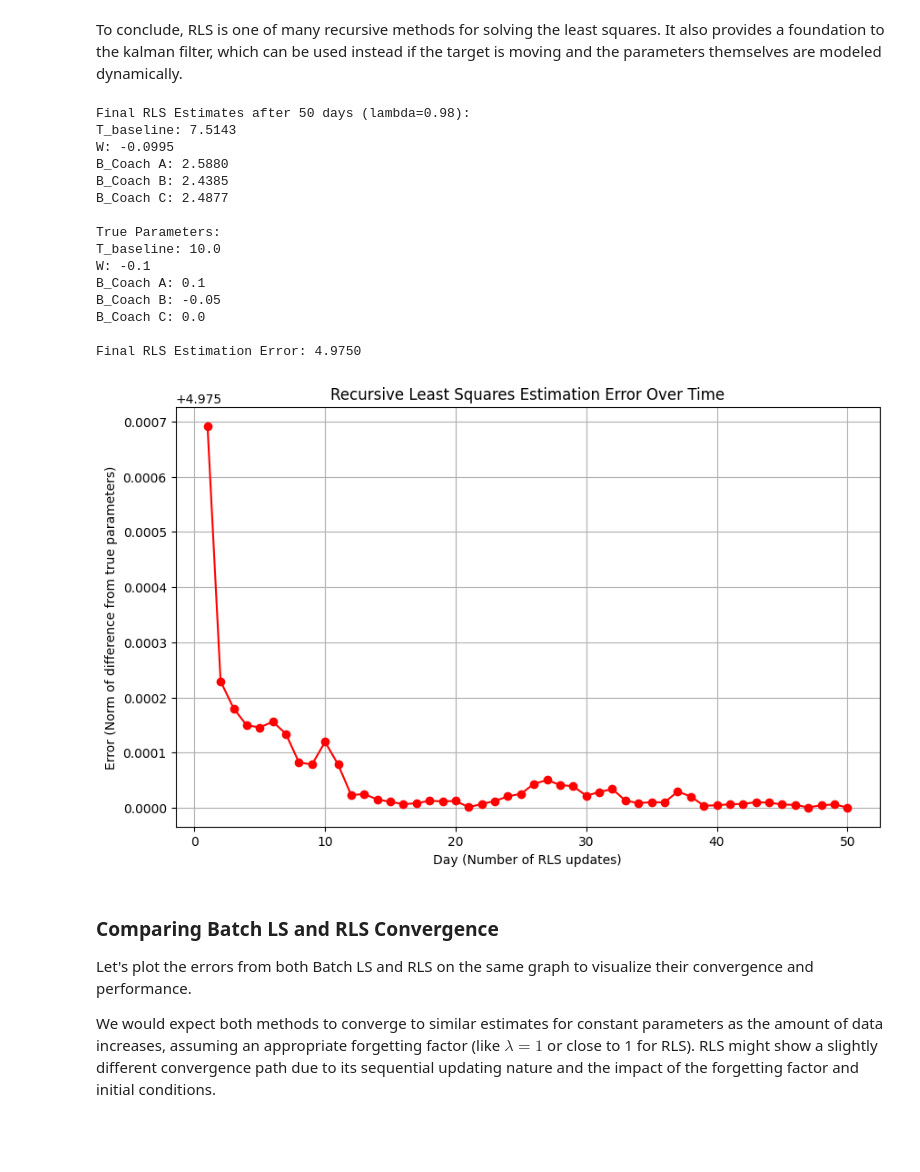
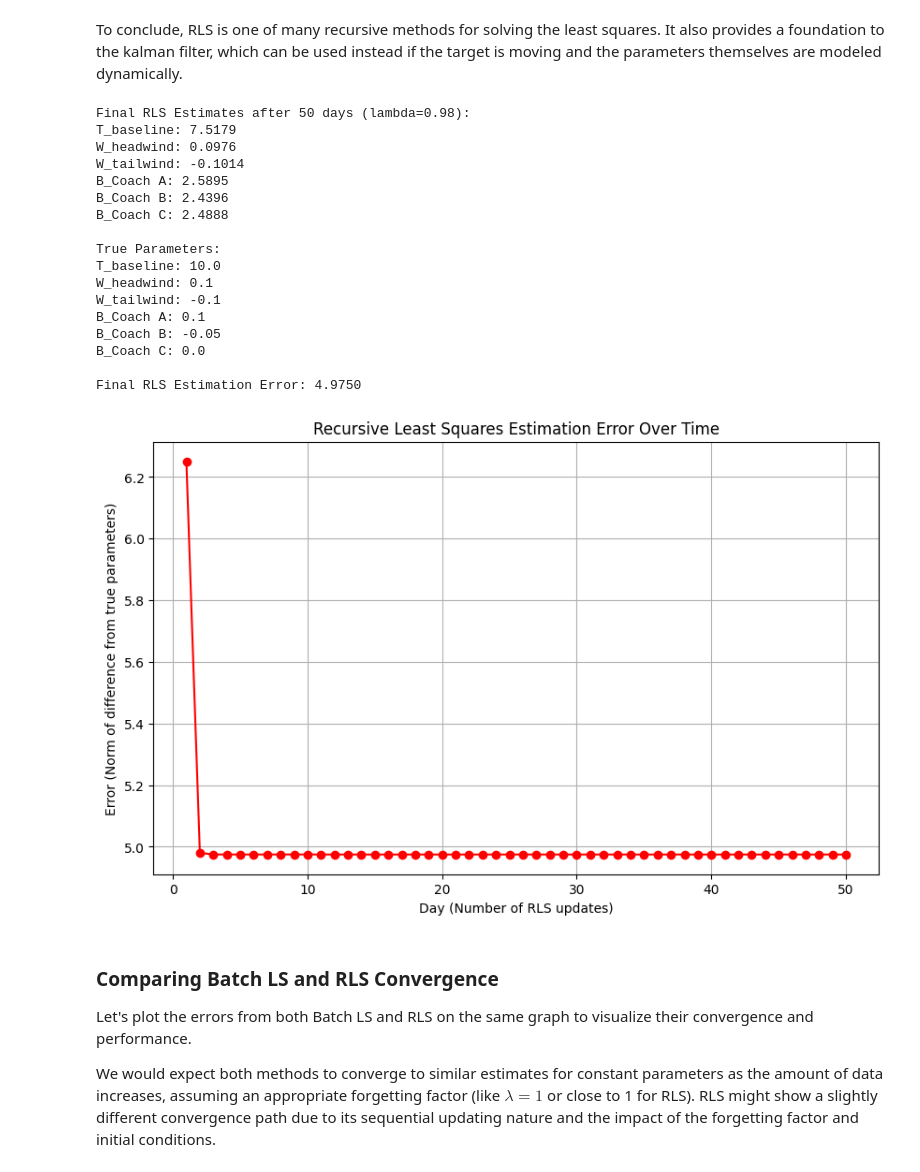
Before and after one commit to ysn9vq-gmu/rqe_tutorials, a Jupyter notebook: ls_rls.ipynb, the cells around one changed output. Drawn from its saved outputs; the diff is of its cells as text; code cells hidden in the pictures; blank space fills up the shorter version.

```diff
--- a/ls_rls.ipynb
+++ b/ls_rls.ipynb
@@ -215,14 +237,16 @@ for i, param in enumerate(param_names):
 
 print("\nTrue Parameters:")
 print(f"T_baseline: {true_baseline_time}")
-print(f"W: {true_wind_effect_coeff}")
+print(f"W_headwind: {true_headwind_effect_coeff}")
+print(f"W_tailwind: {true_tailwind_effect_coeff}")
 for coach, bias in true_coach_biases.items():
     print(f"B_{coach}: {bias}")
 
 # Calculate estimation error for Day 1
 true_params = np.array([
     true_baseline_time,
-    true_wind_effect_coeff
+    true_headwind_effect_coeff,
+    true_tailwind_effect_coeff
 ] + list(true_coach_biases.values())).reshape(-1, 1)
 
 error_ls = np.linalg.norm(x_ls - true_params)
@@ -530,8 +696,8 @@ class RecursiveLeastSQ:
         self.name = name
         self.lambda_ = lambda_
 
-        # Number of parameters (T_baseline, W, B_Coach A, B_Coach B, B_Coach C)
-        self.num_params = 5
+        # Number of parameters (T_baseline, W_headwind, W_tailwind, B_Coach A, B_Coach B, B_Coach C)
+        self.num_params = 1 + 2 + len(coach_names) # Dynamically calculate num_params
 
         # Initialize P_k (inverse of S_k) with a large covariance to reflect high initial uncertainty
         self.P_k = P0_diag * np.eye(self.num_params)
@@ -541,7 +707,7 @@ class RecursiveLeastSQ:
 
         self.estimates_history = []
         self.error_history = []
-        self.param_names = ['T_baseline', 'W', 'B_Coach A', 'B_Coach B', 'B_Coach C']
+        self.param_names = ['T_baseline', 'W_headwind', 'W_tailwind'] + [f'B_{c}' for c in coach_names]
 
     def update(self, A_new, b_new, true_params):
         # A_new: single row (1 x num_params) or multiple rows (num_runs_day x num_params) for a given day
@@ -593,7 +759,8 @@ class RecursiveLeastSQ:
 # True parameters for error calculation
 true_params_vec = np.array([
     true_baseline_time,
-    true_wind_effect_coeff
+    true_headwind_effect_coeff,
+    true_tailwind_effect_coeff
 ] + list(true_coach_biases.values())).reshape(-1, 1)
 
 rls_estimator = RecursiveLeastSQ(lambda_=0.98, P0_diag=1e3) # Using a forgetting factor of 0.98
@@ -610,41 +777,44 @@ rls_errors = rls_estimator.get_error_history()
 
 print(f"\nFinal RLS Estimates after {num_days_to_simulate} days (lambda={rls_estimator.lambda_}):")
 for i, param in enumerate(param_names):
     print(f"{param}: {rls_estimates[-1, i]:.4f}")
 
 print("\nTrue Parameters:")
 print(f"T_baseline: {true_baseline_time}")
-print(f"W: {true_wind_effect_coeff}")
+print(f"W_headwind: {true_headwind_effect_coeff}")
+print(f"W_tailwind: {true_tailwind_effect_coeff}")
 for coach, bias in true_coach_biases.items():
     print(f"B_{coach}: {bias}")
 
 print(f"\nFinal RLS Estimation Error: {rls_errors[-1]:.4f}")
 
 # Plotting the error convergence
 plt.figure(figsize=(10, 6))
 plt.plot(range(1, num_days_to_simulate + 1), rls_errors, marker='o', linestyle='-', color='red')
 plt.title('Recursive Least Squares Estimation Error Over Time')
 plt.xlabel('Day (Number of RLS updates)')
 plt.ylabel('Error (Norm of difference from true parameters)')
 plt.grid(True)
 plt.show()
 # %% [output]
 Final RLS Estimates after 50 days (lambda=0.98):
-T_baseline: 7.5143
-W: -0.0995
-B_Coach A: 2.5880
-B_Coach B: 2.4385
-B_Coach C: 2.4877
+T_baseline: 7.5179
+W_headwind: 0.0976
+W_tailwind: -0.1014
+B_Coach A: 2.5895
+B_Coach B: 2.4396
+B_Coach C: 2.4888
 
 True Parameters:
 T_baseline: 10.0
-W: -0.1
+W_headwind: 0.1
+W_tailwind: -0.1
 B_Coach A: 0.1
 B_Coach B: -0.05
 B_Coach C: 0.0
 
 Final RLS Estimation Error: 4.9750
-[figure, old version]
+[figure, new version]
 # %% [markdown]
 ### Comparing Batch LS and RLS Convergence
 
```
Also changed, not shown: parts of 12 cells of this notebook.
